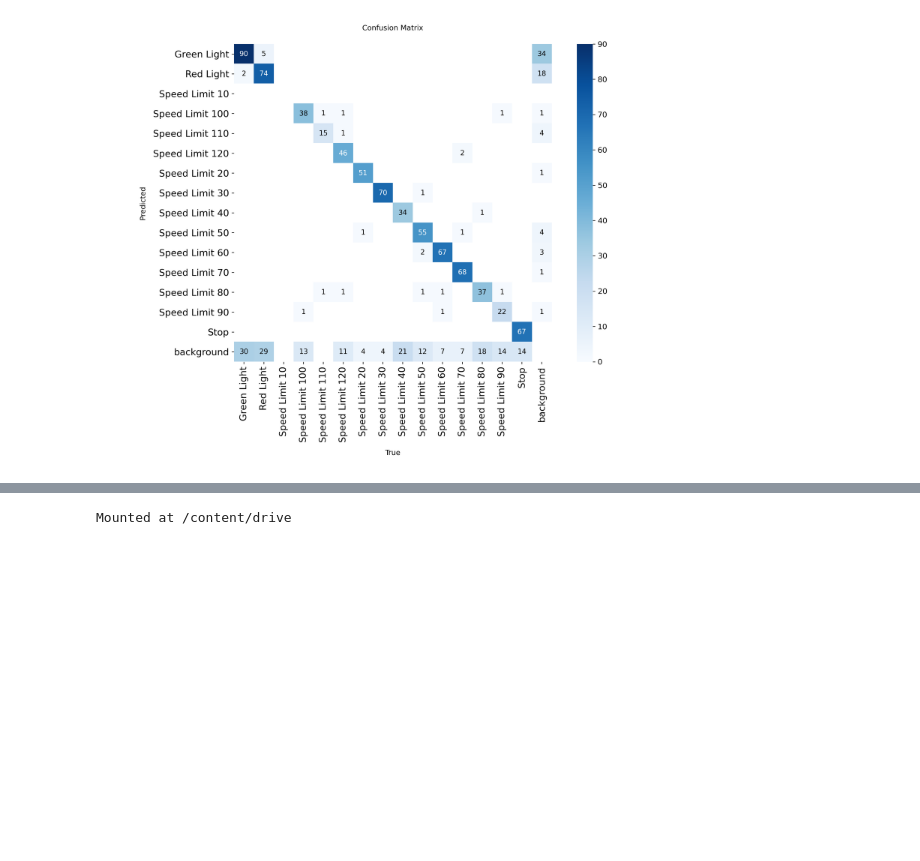
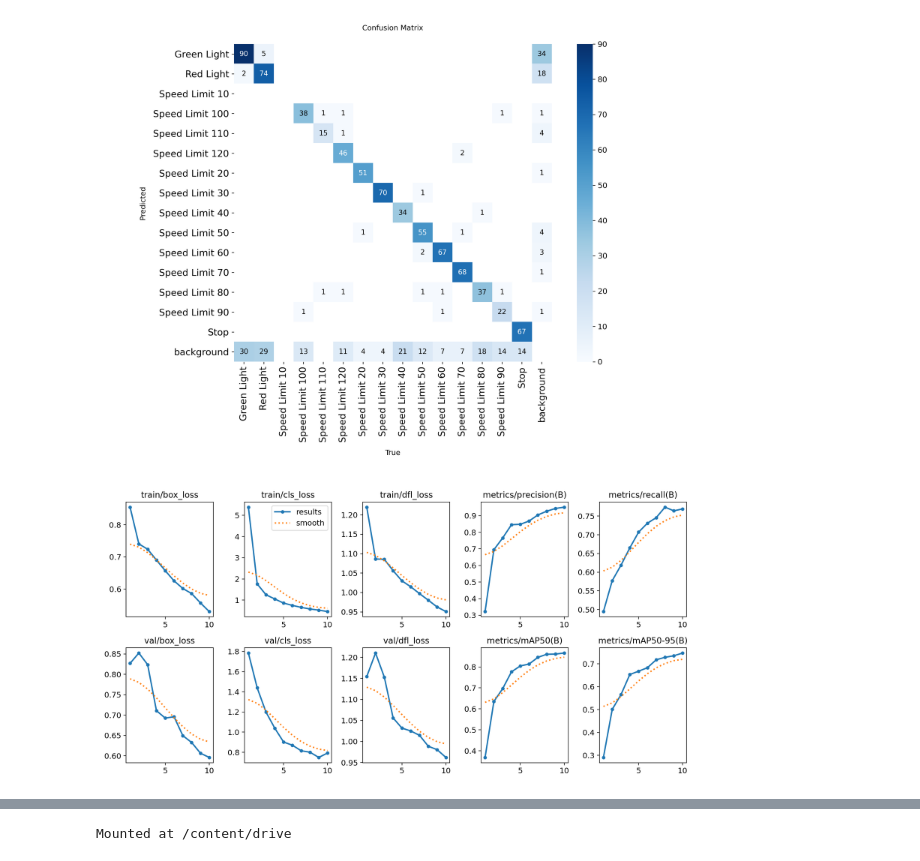
Before and after one commit to arvin291/arvin, a Jupyter notebook: RoadSignDetectionSystem.ipynb, the cells around one changed output, grey strips where cells are left out. Drawn from its saved outputs; the diff is of its cells as text; code cells hidden in the pictures; blank space fills up the shorter version.

```diff
--- a/RoadSignDetectionSystem.ipynb
+++ b/RoadSignDetectionSystem.ipynb
@@ -87,3 +87,7 @@ from IPython.display import Image, display
 Image(filename=resultData + 'confusion_matrix.png', width=600)
 # %% [output]
 [figure]
+# %%
+Image(filename=resultData + 'results.png', width=600)
+# %% [output]
+[figure, added]
```
Also changed, not shown: parts of 1 cell of this notebook.
